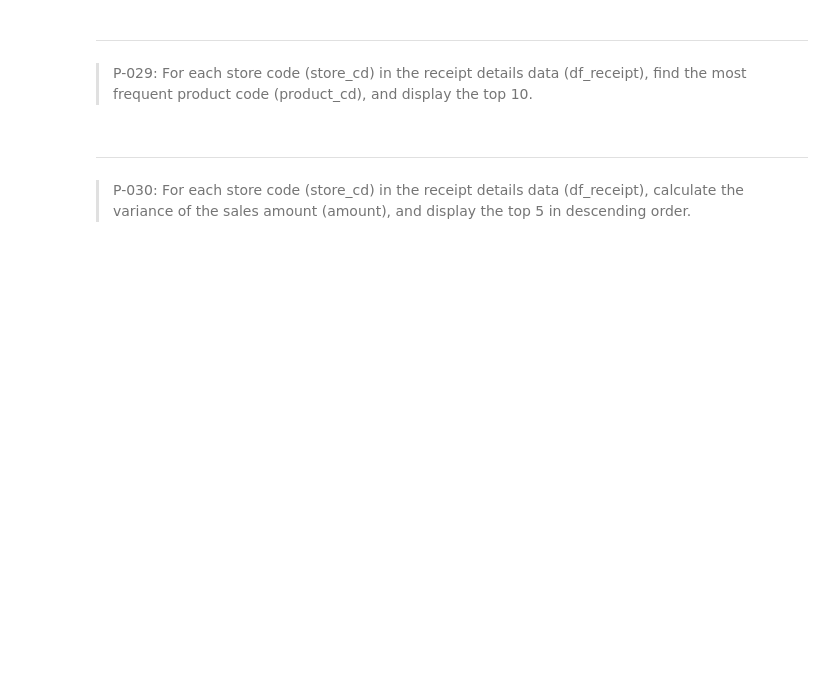
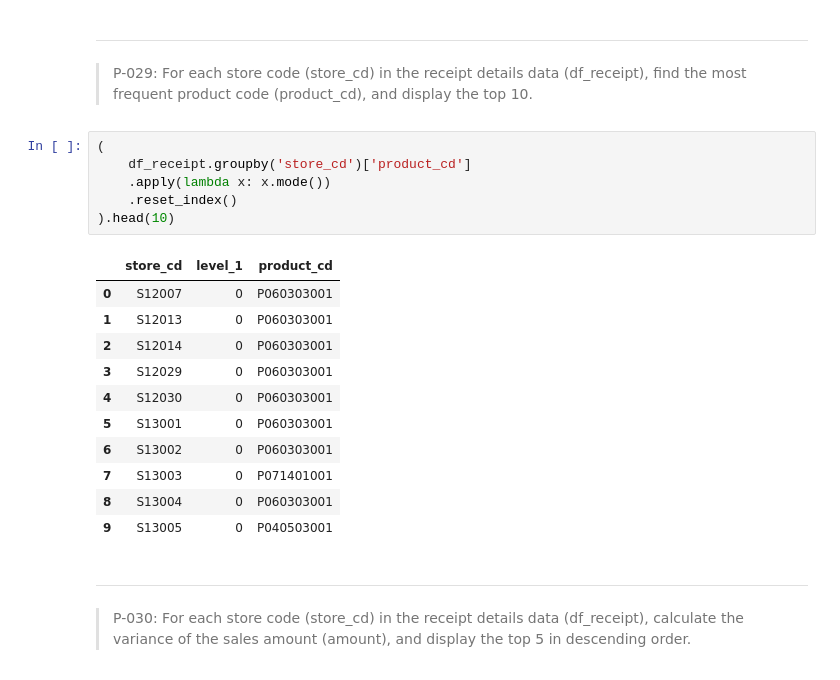
Before and after one commit to khenm/aio_expand, a Jupyter notebook: 100_pandas_exercises/100_pandas_exercises_en.ipynb, the cells around one changed output. Cells and saved outputs as stored; diff of their text form; blank space fills up the shorter version.

```diff
--- a/100_pandas_exercises/100_pandas_exercises_en.ipynb
+++ b/100_pandas_exercises/100_pandas_exercises_en.ipynb
@@ -532,6 +579,24 @@ df_receipt.groupby("customer_id").sales_ymd.min().reset_index().head(10)
 # %% [markdown]
 ---
 > P-029: For each store code (store_cd) in the receipt details data (df_receipt), find the most frequent product code (product_cd), and display the top 10.
+# %%
+(
+    df_receipt.groupby('store_cd')['product_cd']
+    .apply(lambda x: x.mode())
+    .reset_index()
+).head(10)
+# %% [output]
+|  | store_cd | level_1 | product_cd |
+| 0 | S12007 | 0 | P060303001 |
+| 1 | S12013 | 0 | P060303001 |
+| 2 | S12014 | 0 | P060303001 |
+| 3 | S12029 | 0 | P060303001 |
+| 4 | S12030 | 0 | P060303001 |
+| 5 | S13001 | 0 | P060303001 |
+| 6 | S13002 | 0 | P060303001 |
+| 7 | S13003 | 0 | P071401001 |
+| 8 | S13004 | 0 | P060303001 |
+| 9 | S13005 | 0 | P040503001 |
 # %% [markdown]
 ---
 > P-030: For each store code (store_cd) in the receipt details data (df_receipt), calculate the variance of the sales amount (amount), and display the top 5 in descending order.
```
Also changed, not shown: parts of 13 cells of this notebook.
